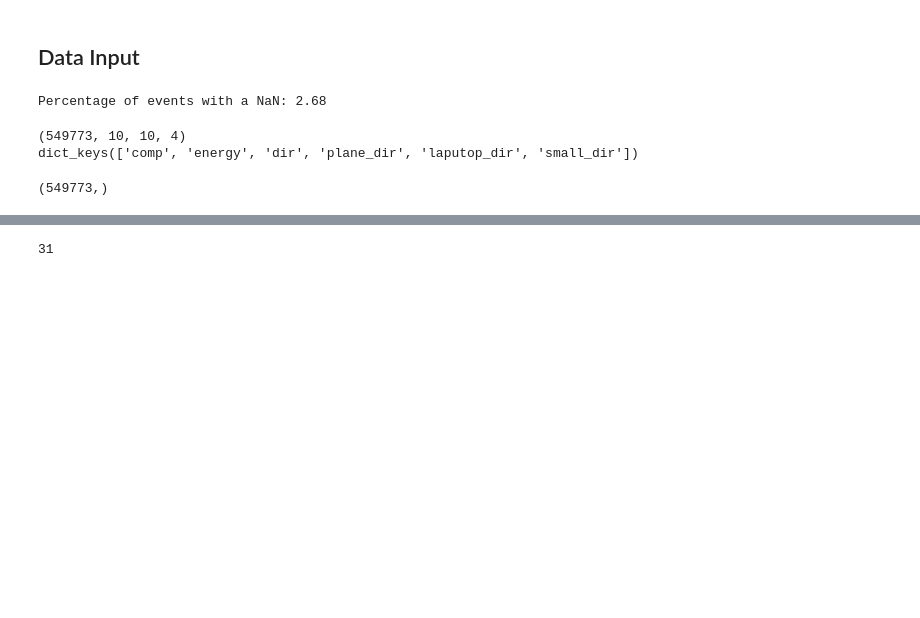
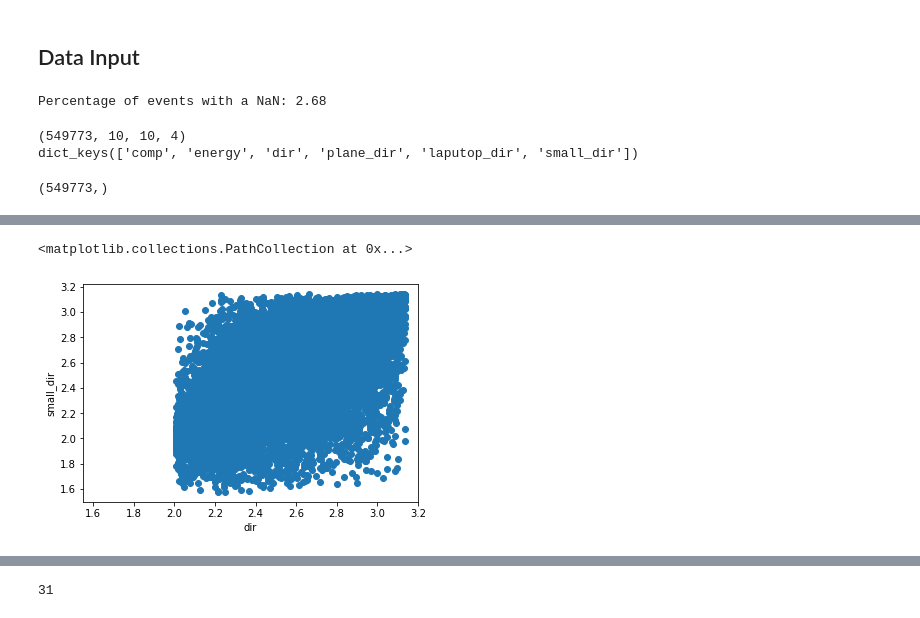
Before and after one commit to fmcnallyi3/icetop-cnn, a Jupyter notebook: sampleAnalysis.ipynb, the cells around one changed output, grey strips where cells are left out. Cells and saved outputs as stored; diff of their text form; code cells hidden in the pictures; blank space fills up the shorter version.

```diff
--- a/sampleAnalysis.ipynb
+++ b/sampleAnalysis.ipynb
@@ -94,0 +105,8 @@ plt.hist(th,bins=100)
+# %%
+plt.xlim(1.55,3.2)
+plt.xlabel('dir')
+plt.ylabel('small_dir')
+plt.scatter(theta[th>np.pi/2],th[th>np.pi/2])
+# %% [output]
+<matplotlib.collections.PathCollection at 0x...>
+[figure, added]
```
Also changed, not shown: parts of 7 cells of this notebook, 4 other files.
